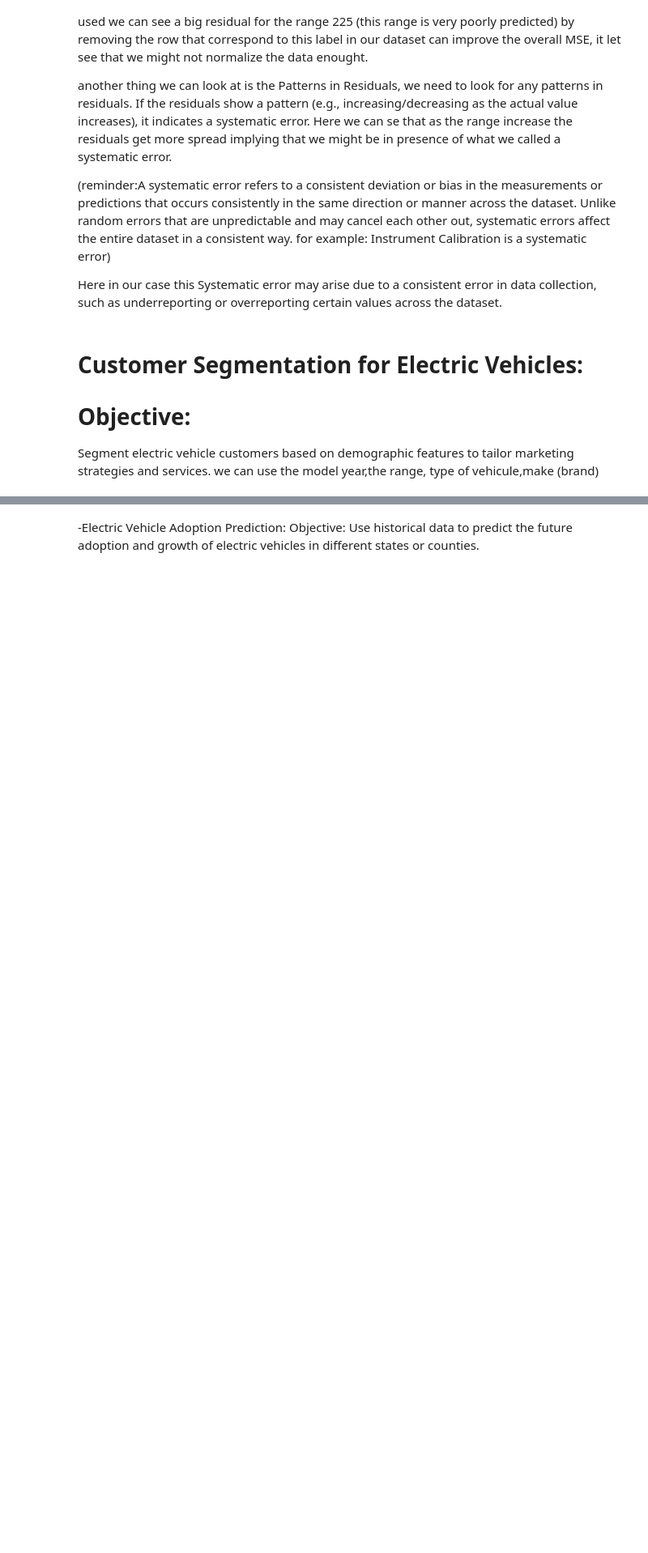
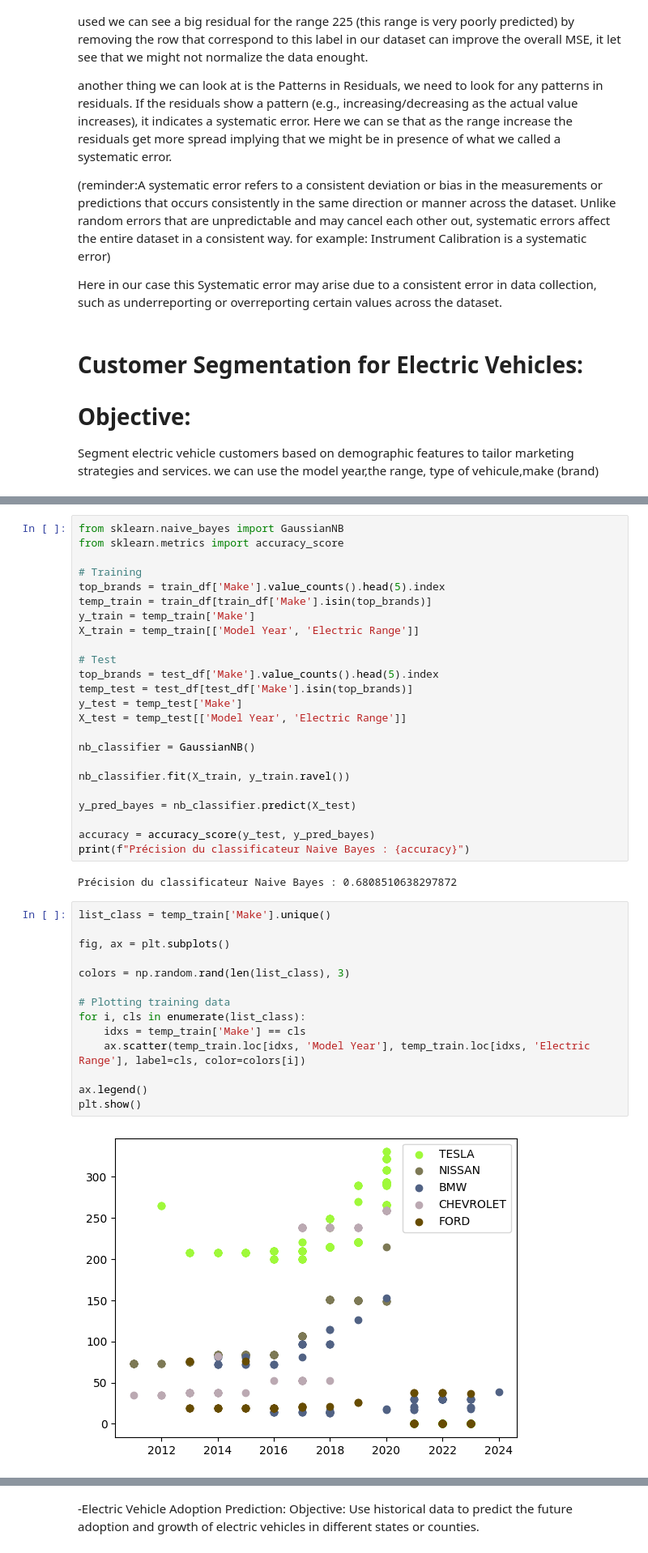
Before and after one commit to moralessP/USA-Electric-Car-Trends, a Jupyter notebook: Project_US_EV_Populationv3.ipynb, the cells around one changed output, grey strips where cells are left out. Shown at 81% size. Saved outputs shown, nothing was run; the diff lists cells and outputs as text; blank space fills up the shorter version.

```diff
--- a/Project_US_EV_Populationv3.ipynb
+++ b/Project_US_EV_Populationv3.ipynb
@@ -516,0 +524,42 @@ we can use the model year,the range, type of vehicule,make (brand)
+# %%
+from sklearn.naive_bayes import GaussianNB
+from sklearn.metrics import accuracy_score
+
+# Training
+top_brands = train_df['Make'].value_counts().head(5).index
+temp_train = train_df[train_df['Make'].isin(top_brands)]
+y_train = temp_train['Make']
+X_train = temp_train[['Model Year', 'Electric Range']]
+
+# Test
+top_brands = test_df['Make'].value_counts().head(5).index
+temp_test = test_df[test_df['Make'].isin(top_brands)]
+y_test = temp_test['Make']
+X_test = temp_test[['Model Year', 'Electric Range']]
+
+nb_classifier = GaussianNB()
+
+nb_classifier.fit(X_train, y_train.ravel())
+
+y_pred_bayes = nb_classifier.predict(X_test)
+
+accuracy = accuracy_score(y_test, y_pred_bayes)
+print(f"Précision du classificateur Naive Bayes : {accuracy}")
+# %% [output]
+Précision du classificateur Naive Bayes : 0.6808510638297872
+# %%
+list_class = temp_train['Make'].unique()
+
+fig, ax = plt.subplots()
+
+colors = np.random.rand(len(list_class), 3)
+
+# Plotting training data
+for i, cls in enumerate(list_class):
+    idxs = temp_train['Make'] == cls
+    ax.scatter(temp_train.loc[idxs, 'Model Year'], temp_train.loc[idxs, 'Electric Range'], label=cls, color=colors[i])
+
+ax.legend()
+plt.show()
+# %% [output]
+[figure, added]
```
Also changed, not shown: parts of 16 cells of this notebook, 4 other files.
